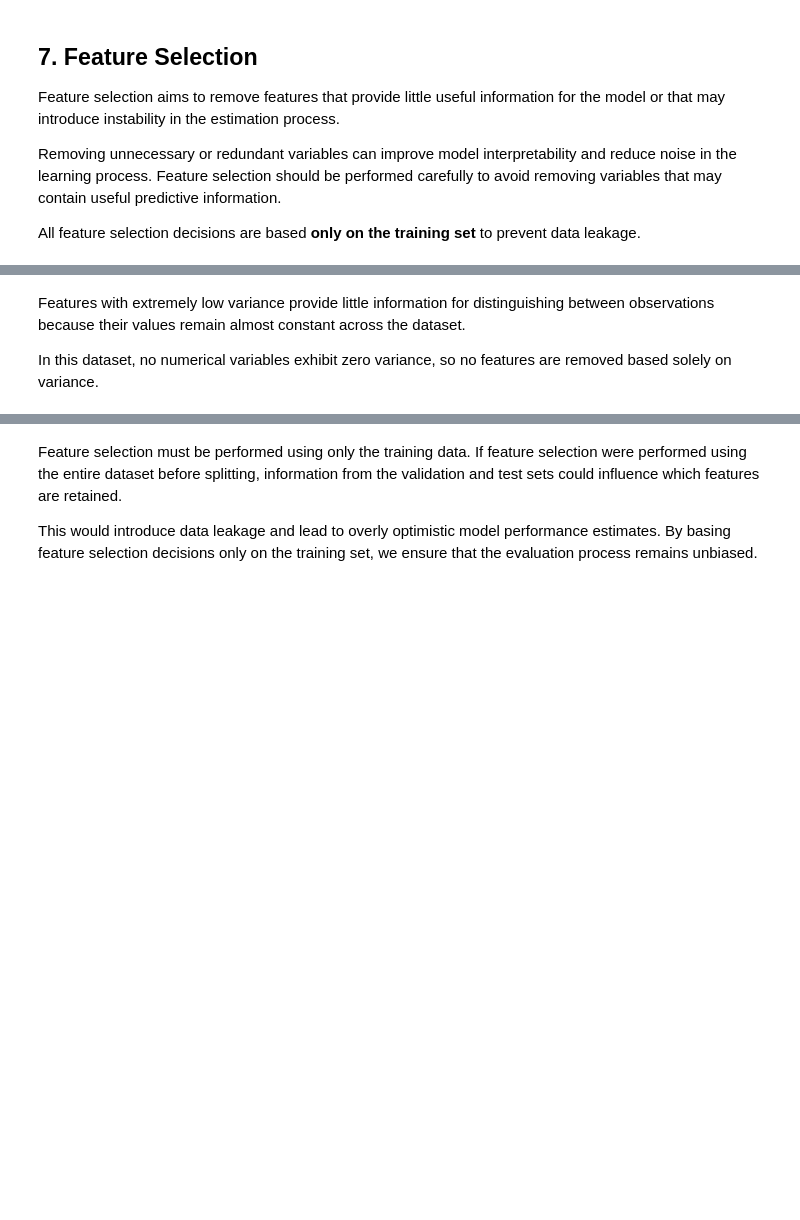
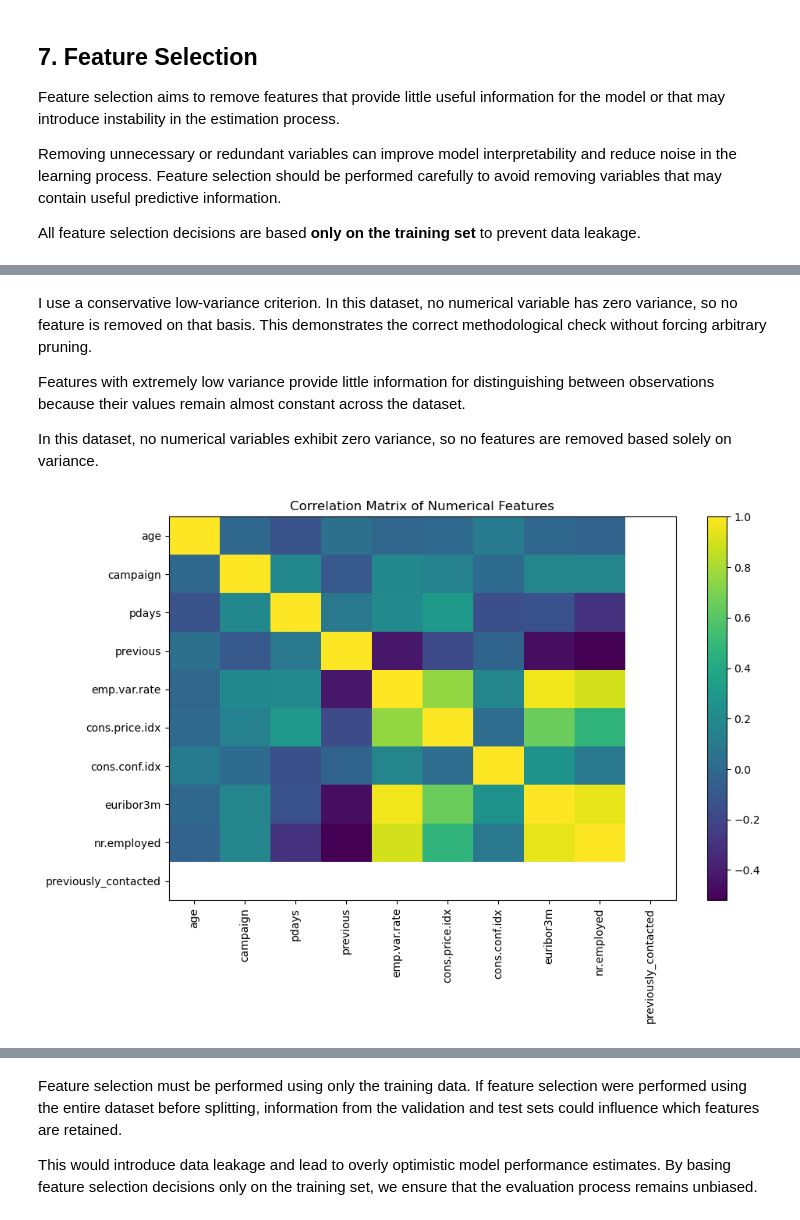
Before and after one commit to issamarida/ML-fundamentals-2026, a Jupyter notebook: assignment_1_issam_arida.ipynb, the cells around one changed output, grey strips where cells are left out. Drawn from its saved outputs; the diff is of its cells as text; code cells hidden in the pictures; blank space fills up the shorter version.

```diff
--- a/assignment_1_issam_arida.ipynb
+++ b/assignment_1_issam_arida.ipynb
@@ -212,0 +335,6 @@ plt.show()
+# %%
+X = df.drop(columns=["y", "duration"]).copy()
+y = df["y"].copy()
+
+print("Predictor matrix shape:", X.shape)
+print("Target vector shape:", y.shape)
@@ -421,5 +610,13 @@ Scaling numerical features improves numerical stability and ensures that regular
 # %%
-numerical_cols = X_train.select_dtypes(include=["int64", "float64"]).columns
+numerical_cols_train = X_train.select_dtypes(include=["int64", "float64"]).columns.tolist()
 
-print("Numerical variables:")
-print(numerical_cols)
+scaler_demo = StandardScaler()
+X_train_scaled_demo = scaler_demo.fit_transform(X_train[numerical_cols_train])
+
+X_train_scaled_demo_df = pd.DataFrame(
+    X_train_scaled_demo,
+    columns=numerical_cols_train,
+    index=X_train.index
+)
+
+display(X_train_scaled_demo_df.head())
@@ -468,8 +661,19 @@ X_train[numerical_cols].var()
 # %% [markdown]
+I use a conservative low-variance criterion. In this dataset, no numerical variable has zero variance, so no feature is removed on that basis. This demonstrates the correct methodological check without forcing arbitrary pruning.
+
 Features with extremely low variance provide little information for distinguishing between observations because their values remain almost constant across the dataset.
 
 In this dataset, no numerical variables exhibit zero variance, so no features are removed based solely on variance.
 # %%
-corr_matrix = X_train[numerical_cols].corr()
+corr_matrix = X_train[numerical_cols_train].corr()
 
-corr_matrix
+plt.figure(figsize=(10, 7))
+plt.imshow(corr_matrix, aspect="auto")
+plt.xticks(range(len(corr_matrix.columns)), corr_matrix.columns, rotation=90)
+plt.yticks(range(len(corr_matrix.index)), corr_matrix.index)
+plt.title("Correlation Matrix of Numerical Features")
+plt.colorbar()
+plt.tight_layout()
+plt.show()
+# %% [output]
+[figure, added]
```
Also changed, not shown: parts of 69 cells of this notebook.
